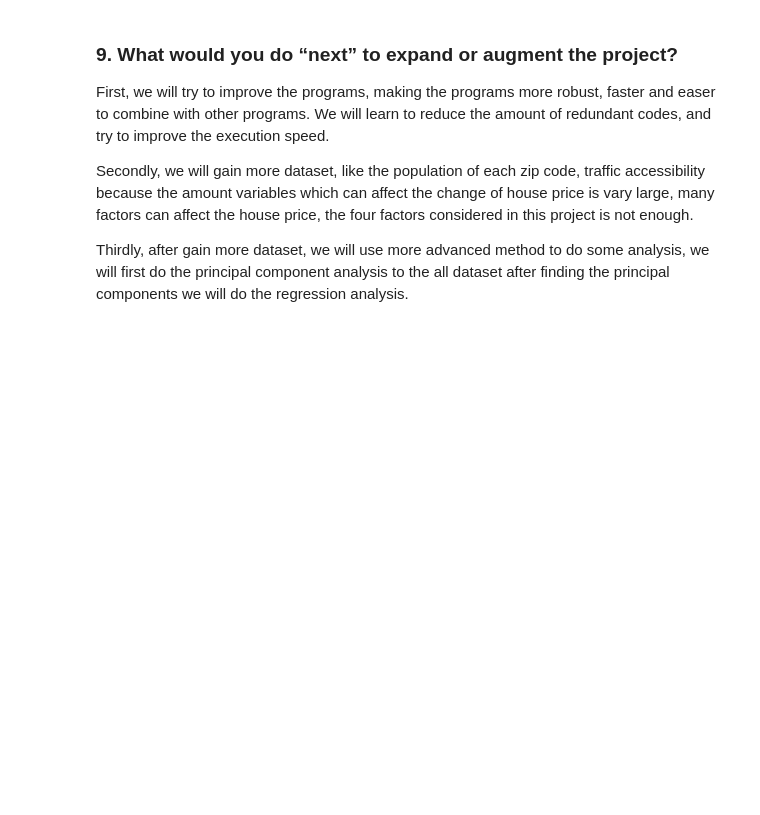
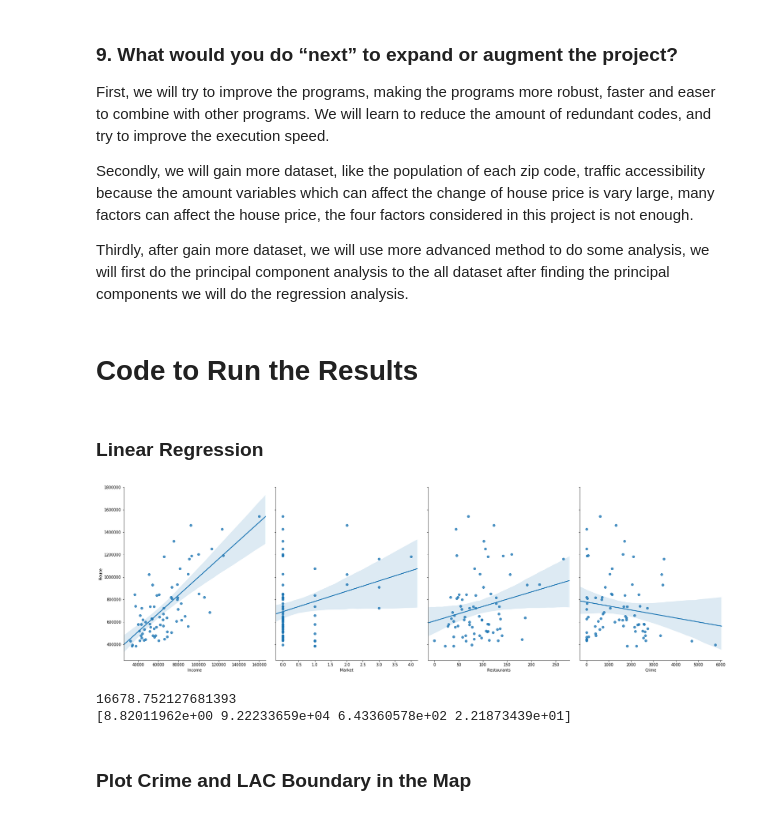
Before and after one commit to InvictusYing/INF-510-Final_Project, a Jupyter notebook: Zhongying_Wang.ipynb, the cells around one changed output. Saved outputs shown, nothing was run; the diff lists cells and outputs as text; code cells hidden in the pictures; blank space fills up the shorter version.

```diff
--- a/Zhongying_Wang.ipynb
+++ b/Zhongying_Wang.ipynb
@@ -89,3 +94,34 @@ First, we will try to improve the programs, making the programs more robust, fas
 Secondly, we will gain more dataset, like the population of each zip code, traffic accessibility because the amount variables which can affect the change of house price is vary large, many factors can affect the house price, the four factors considered in this project is not enough.
 
 Thirdly, after gain more dataset, we will use more advanced method to do some analysis, we will first do the principal component analysis to the all dataset after finding the principal components we will do the regression analysis.
+# %% [markdown]
+# Code to Run the Results
+# %% [markdown]
+### Linear Regression
+# %%
+import pandas as pd
+import seaborn as sns
+import matplotlib.pyplot as plt
+from sklearn.linear_model import LinearRegression
+#read data
+data = pd.read_csv('Aggregration.csv')
+#Visualize data
+#print(data)
+
+sns.pairplot(data, x_vars=['Income','Market','Restaurants','Crime'], y_vars='House', height=7, aspect=0.8,kind='reg')
+plt.show()
+#Identify x
+X = data[['Income','Market','Restaurants','Crime']]
+#Identify y
+Y = data['House']
+#Regression
+linreg = LinearRegression()
+model=linreg.fit(X, Y)
+print (linreg.intercept_)
+print (linreg.coef_)
+# %% [output]
+[figure, added]
+16678.752127681393
+[8.82011962e+00 9.22233659e+04 6.43360578e+02 2.21873439e+01]
+# %% [markdown]
+### Plot Crime and LAC Boundary in the Map
```
Also changed, not shown: parts of 16 cells of this notebook.
